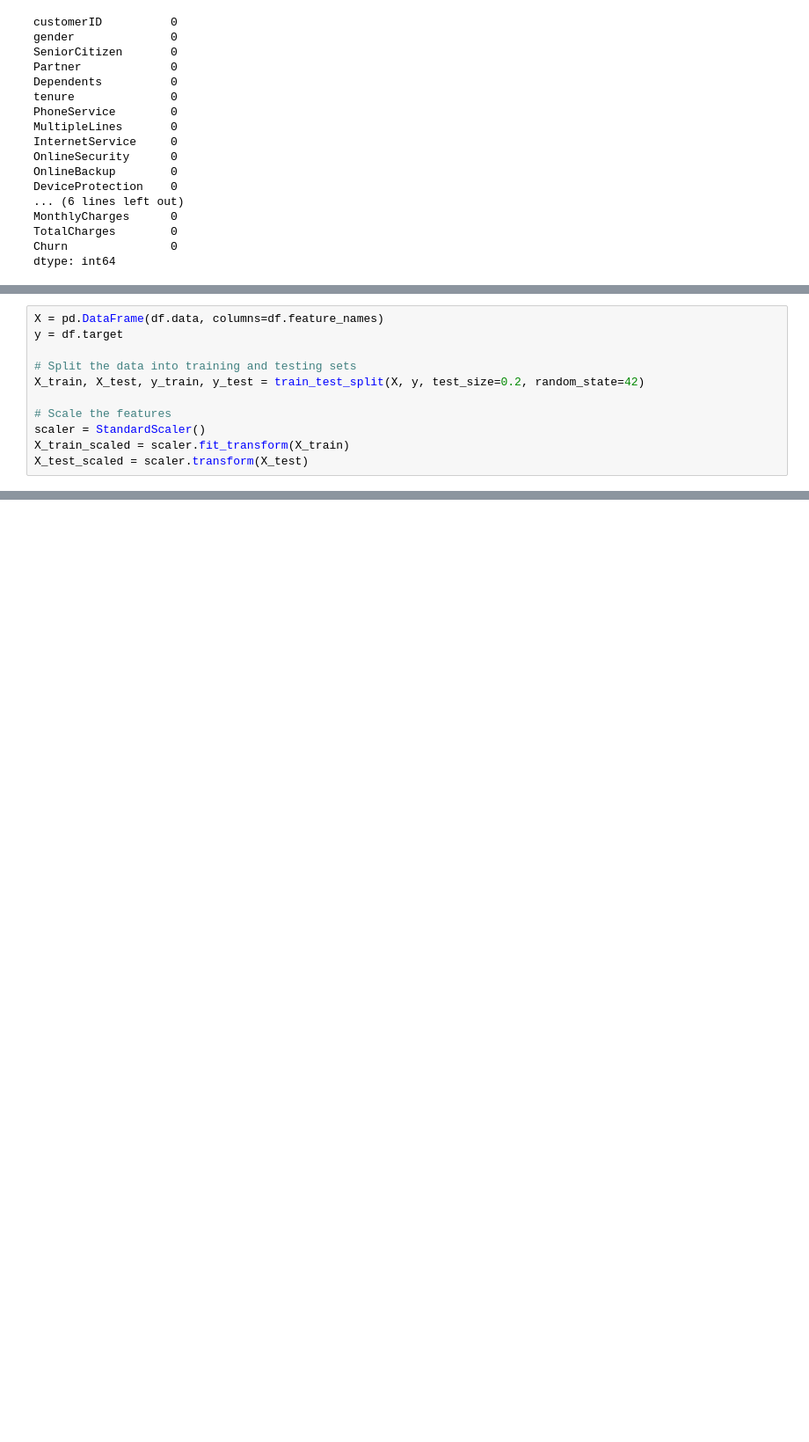
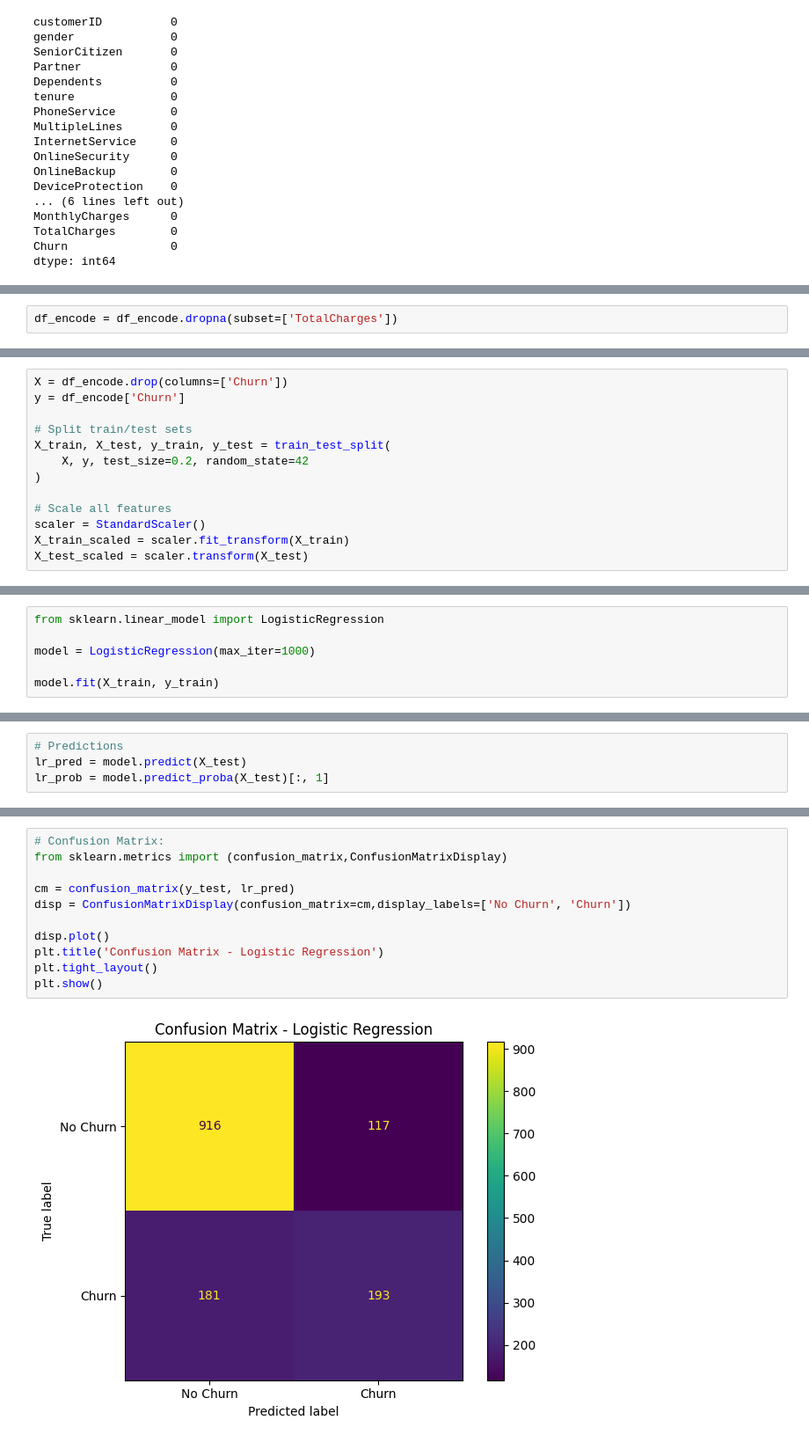
Before and after one commit to ananya923/XAI_Week2_Activity, a Jupyter notebook: ShellyCao_ASK_logistic_regression.ipynb, the cells around one changed output, grey strips where cells are left out. Shown at 88% size. Drawn from its saved outputs; the diff is of its cells as text; blank space fills up the shorter version.

```diff
--- a/ShellyCao_ASK_logistic_regression.ipynb
+++ b/ShellyCao_ASK_logistic_regression.ipynb
@@ -103,0 +207,2 @@ plt.show()
+# %%
+df_encode = df_encode.dropna(subset=['TotalCharges'])
@@ -104,11 +225,13 @@ plt.show()
 # %%
-X = pd.DataFrame(df.data, columns=df.feature_names)
-y = df.target
+X = df_encode.drop(columns=['Churn'])
+y = df_encode['Churn']
 
-# Split the data into training and testing sets
-X_train, X_test, y_train, y_test = train_test_split(X, y, test_size=0.2, random_state=42)
+# Split train/test sets
+X_train, X_test, y_train, y_test = train_test_split(
+    X, y, test_size=0.2, random_state=42
+)
 
-# Scale the features
+# Scale all features
 scaler = StandardScaler()
 X_train_scaled = scaler.fit_transform(X_train)
 X_test_scaled = scaler.transform(X_test)
@@ -130,0 +238,6 @@ plot_residuals(y_test, lr_pred, 'Linear Regression')
+# %%
+from sklearn.linear_model import LogisticRegression
+
+model = LogisticRegression(max_iter=1000)
+
+model.fit(X_train, y_train)
@@ -130,0 +254,4 @@ plot_residuals(y_test, lr_pred, 'Linear Regression')
+# %%
+# Predictions
+lr_pred = model.predict(X_test)
+lr_prob = model.predict_proba(X_test)[:, 1]
@@ -130,0 +324,13 @@ plot_residuals(y_test, lr_pred, 'Linear Regression')
+# %%
+# Confusion Matrix:
+from sklearn.metrics import (confusion_matrix,ConfusionMatrixDisplay)
+
+cm = confusion_matrix(y_test, lr_pred)
+disp = ConfusionMatrixDisplay(confusion_matrix=cm,display_labels=['No Churn', 'Churn'])
+
+disp.plot()
+plt.title('Confusion Matrix - Logistic Regression')
+plt.tight_layout()
+plt.show()
+# %% [output]
+[figure, added]
```
Also changed, not shown: parts of 26 cells of this notebook.
